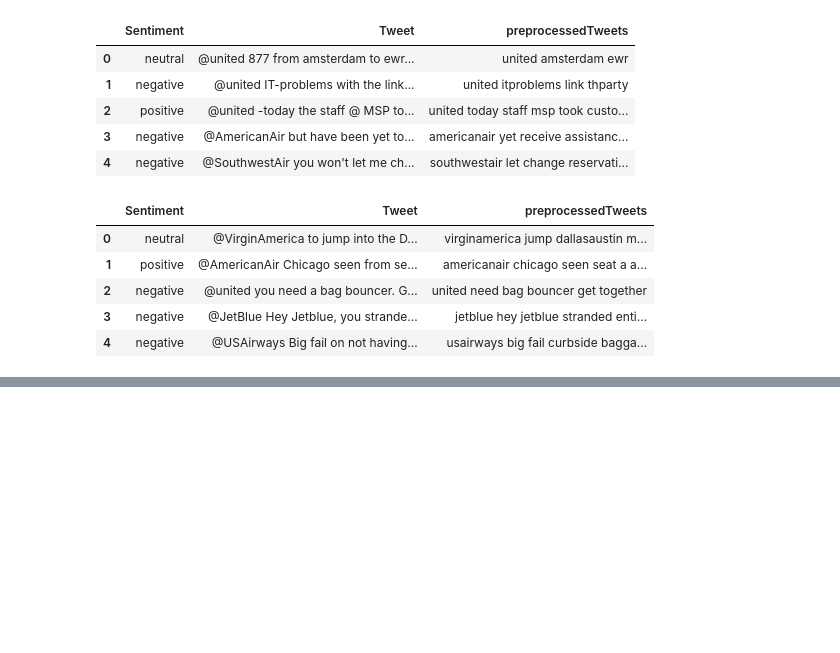
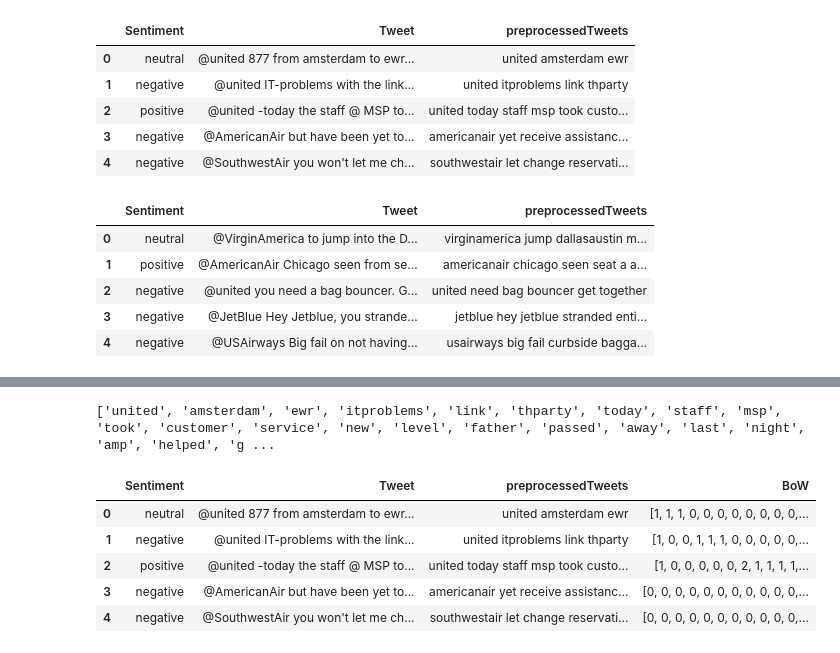
Before and after one commit to MatloobAltaf/Machine-Learning-LUMS, a Jupyter notebook: Programming_Assignment_1/21100164.ipynb, the cells around one changed output, grey strips where cells are left out. Saved outputs shown, nothing was run; the diff lists cells and outputs as text; code cells hidden in the pictures; blank space fills up the shorter version.

Commit message:
created vocab and BoW

```diff
--- a/Programming_Assignment_1/21100164.ipynb
+++ b/Programming_Assignment_1/21100164.ipynb
@@ -85,0 +89,34 @@ df_test.head()
+# %%
+def vectorize(tweet):
+    ''' This function takes list of words in a sentence as input
+    and returns a vector of size of vocab.It puts 0 if the
+    word is not present in tokens and count of token if present.'''
+    vector=[]
+    tokens = tweet.split()
+    for w in vocabulary:
+        vector.append(tokens.count(w))
+    return vector
+def unique(tweet):
+    '''This functions returns a list in which the order remains
+    same and no item repeats.Using the set() function does not
+    preserve the original ordering,so i didnt use that instead'''
+    tokens = tweet.split()
+    for x in tokens:
+      if not (x in vocabulary):
+        vocabulary.append(x)
+# %%
+vocabulary = []
+df_train['preprocessedTweets'].apply(unique)
+print(vocabulary)
+# %% [output]
+['united', 'amsterdam', 'ewr', 'itproblems', 'link', 'thparty', 'today', 'staff', 'msp', 'took', 'customer', 'service', 'new', 'level', 'father', 'passed', 'away', 'last', 'night', 'amp', 'helped', 'g ...
+# %%
+df_train['BoW'] = df_train['preprocessedTweets'].apply(vectorize)
+df_train.head()
+# %% [output]
+|  | Sentiment | Tweet | preprocessedTweets | BoW |
+| 0 | neutral | @united 877 from amsterdam to ewr... | united amsterdam ewr | [1, 1, 1, 0, 0, 0, 0, 0, 0, 0, 0,... |
+| 1 | negative | @united IT-problems with the link... | united itproblems link thparty | [1, 0, 0, 1, 1, 1, 0, 0, 0, 0, 0,... |
+| 2 | positive | @united -today the staff @ MSP to... | united today staff msp took custo... | [1, 0, 0, 0, 0, 0, 2, 1, 1, 1, 1,... |
+| 3 | negative | @AmericanAir but have been yet to... | americanair yet receive assistanc... | [0, 0, 0, 0, 0, 0, 0, 0, 0, 0, 0,... |
+| 4 | negative | @SouthwestAir you won't let me ch... | southwestair let change reservati... | [0, 0, 0, 0, 0, 0, 0, 0, 0, 0, 0,... |
```
Also changed, not shown: parts of 3 cells of this notebook.
